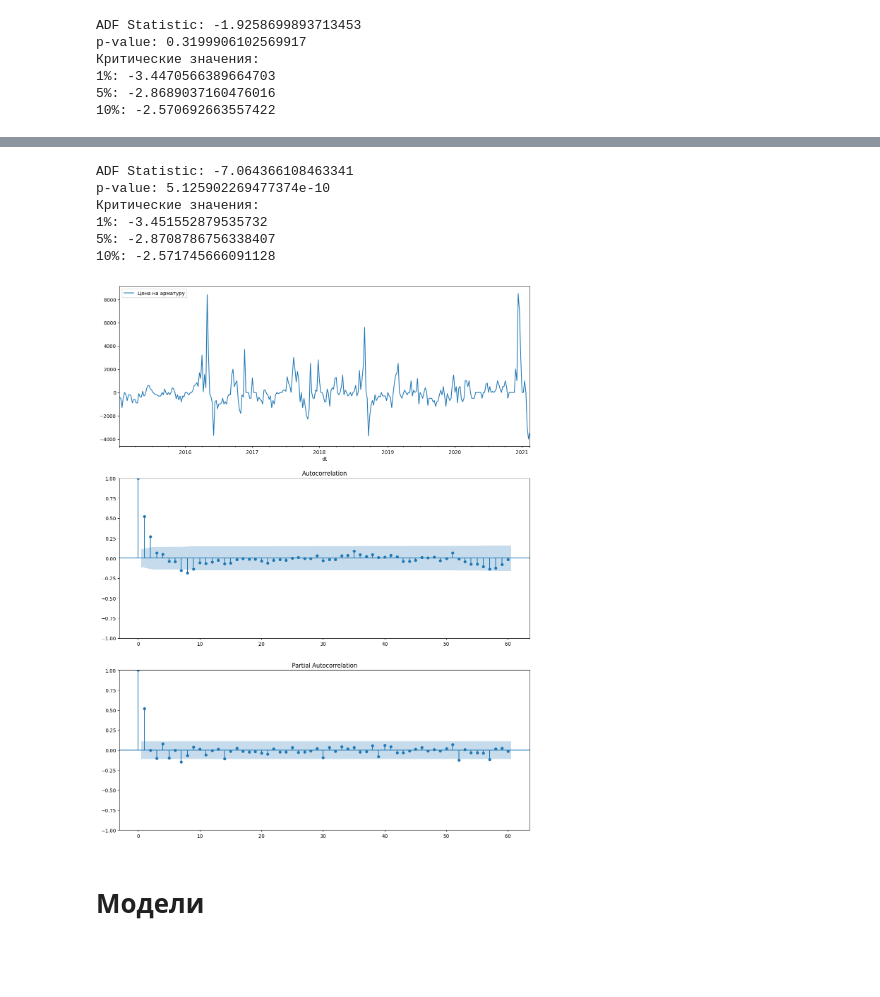
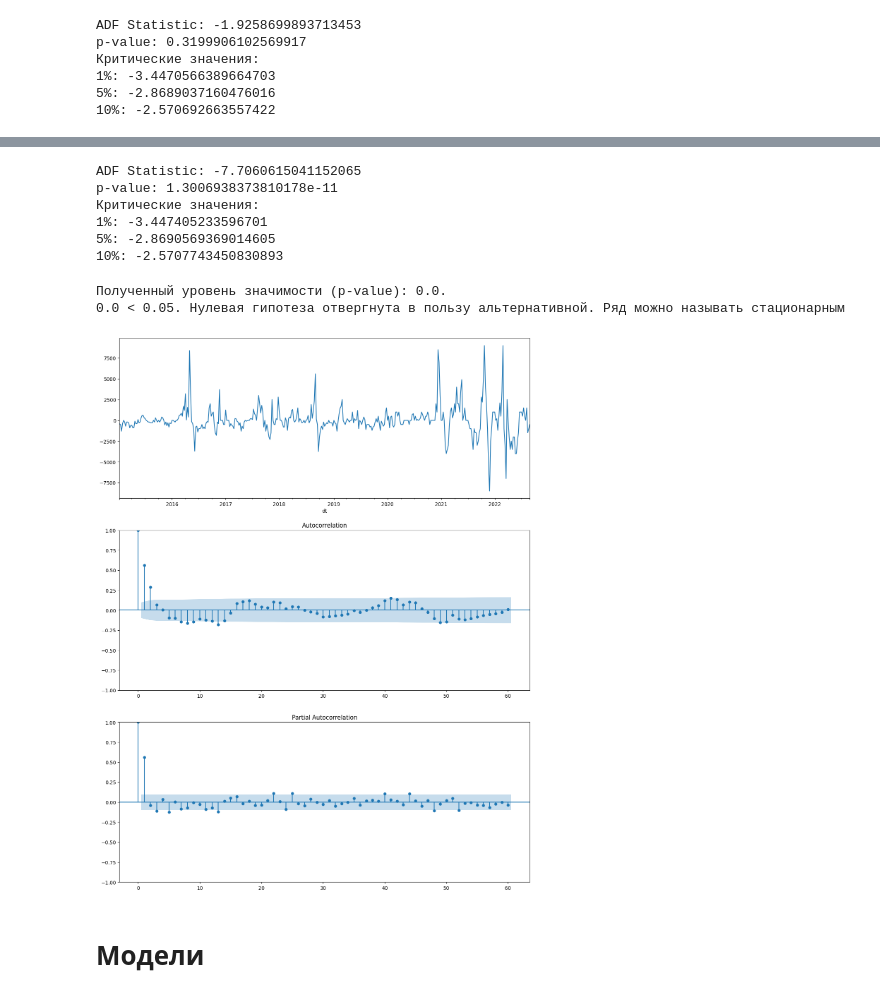
Before and after one commit to kaninn-i/ml_intensiv_3, a Jupyter notebook: ilia_kanin/ARIMA.ipynb, the cells around one changed output, grey strips where cells are left out. Saved outputs shown, nothing was run; the diff lists cells and outputs as text; code cells hidden in the pictures; blank space fills up the shorter version.

```diff
--- a/ilia_kanin/ARIMA.ipynb
+++ b/ilia_kanin/ARIMA.ipynb
@@ -75,5 +98,5 @@ p-value: 0.3199906102569917
 # %%
-df_train_diff = train.diff().dropna()
+df_train_diff = df.diff().dropna()
 df_train_diff.plot()
 # %% [output]
 <Axes: xlabel='dt'>
@@ -81,17 +121,22 @@ df_train_diff.plot()
 # %%
 check_stationarity(df_train_diff['Цена на арматуру'])
 # %% [output]
-ADF Statistic: -7.064366108463341
-p-value: 5.125902269477374e-10
+ADF Statistic: -7.7060615041152065
+p-value: 1.3006938373810178e-11
 Критические значения:
-1%: -3.451552879535732
-5%: -2.8708786756338407
-10%: -2.571745666091128
+1%: -3.447405233596701
+5%: -2.8690569369014605
+10%: -2.5707743450830893
+# %%
+check_stationary(df_train_diff['Цена на арматуру'])
+# %% [output]
+Полученный уровень значимости (p-value): 0.0.
+0.0 < 0.05. Нулевая гипотеза отвергнута в пользу альтернативной. Ряд можно называть стационарным
 # %%
 # вывод кореллограмм и ? (аргументировать зачем)
 fig, ax = plt.subplots(nrows=3, ncols=1, figsize=(15, 20))
-df_train_diff.plot(ax=ax[0])
+df_train_diff['Цена на арматуру'].plot(ax=ax[0])
 plot_acf(df_train_diff['Цена на арматуру'], lags=60, ax=ax[1])
 plot_pacf(df_train_diff['Цена на арматуру'], lags=60, ax=ax[2]);
 # %% [output]
-[figure, old version]
+[figure, new version]
```
Also changed, not shown: parts of 12 cells of this notebook, 16 other files.
